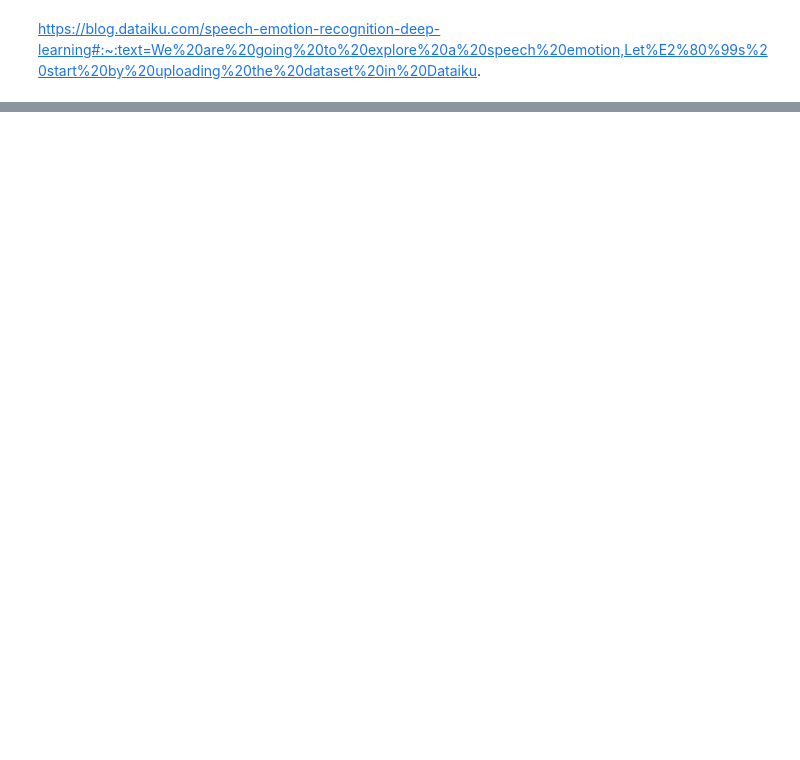
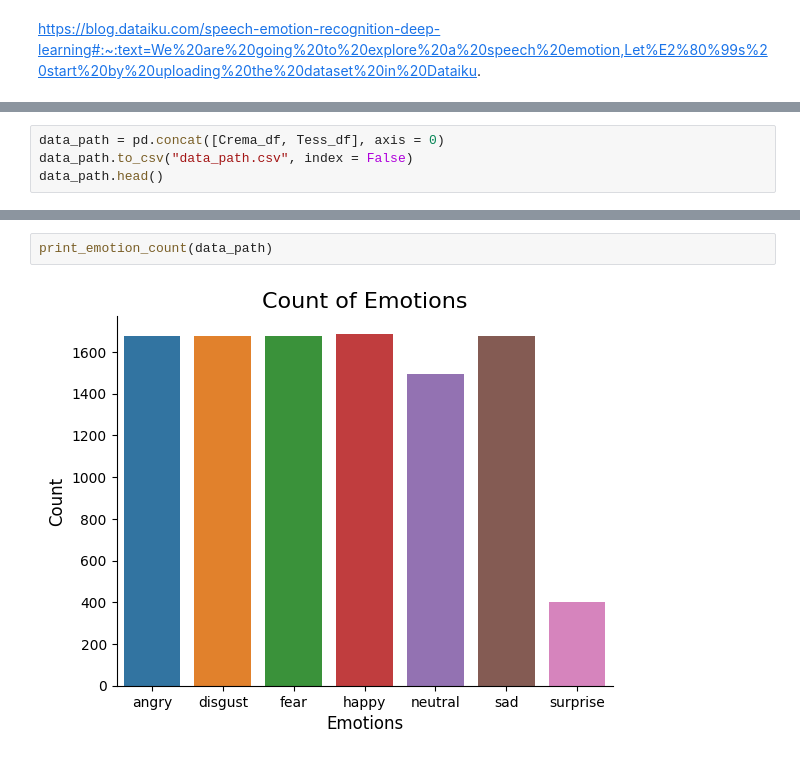
Before and after one commit to Jeswin-8802/SER-using-2D-CNN, a Jupyter notebook: Speech.ipynb, the cells around one changed output, grey strips where cells are left out. Saved outputs shown, nothing was run; the diff lists cells and outputs as text; blank space fills up the shorter version.

```diff
--- a/Speech.ipynb
+++ b/Speech.ipynb
@@ -116,0 +186,4 @@ https://blog.dataiku.com/speech-emotion-recognition-deep-learning#:~:text=We%20a
+# %%
+data_path = pd.concat([Crema_df, Tess_df], axis = 0)
+data_path.to_csv("data_path.csv", index = False)
+data_path.head()
@@ -116,0 +197,4 @@ https://blog.dataiku.com/speech-emotion-recognition-deep-learning#:~:text=We%20a
+# %%
+print_emotion_count(data_path)
+# %% [output]
+[figure, added]
```
Also changed, not shown: parts of 12 cells of this notebook, 1 other file.
